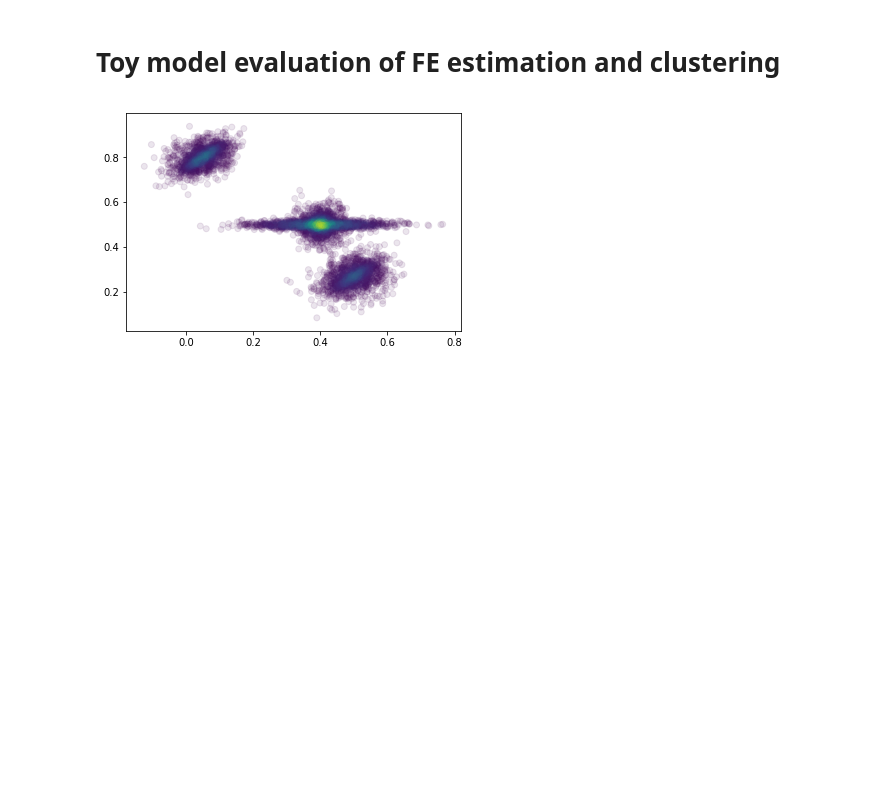
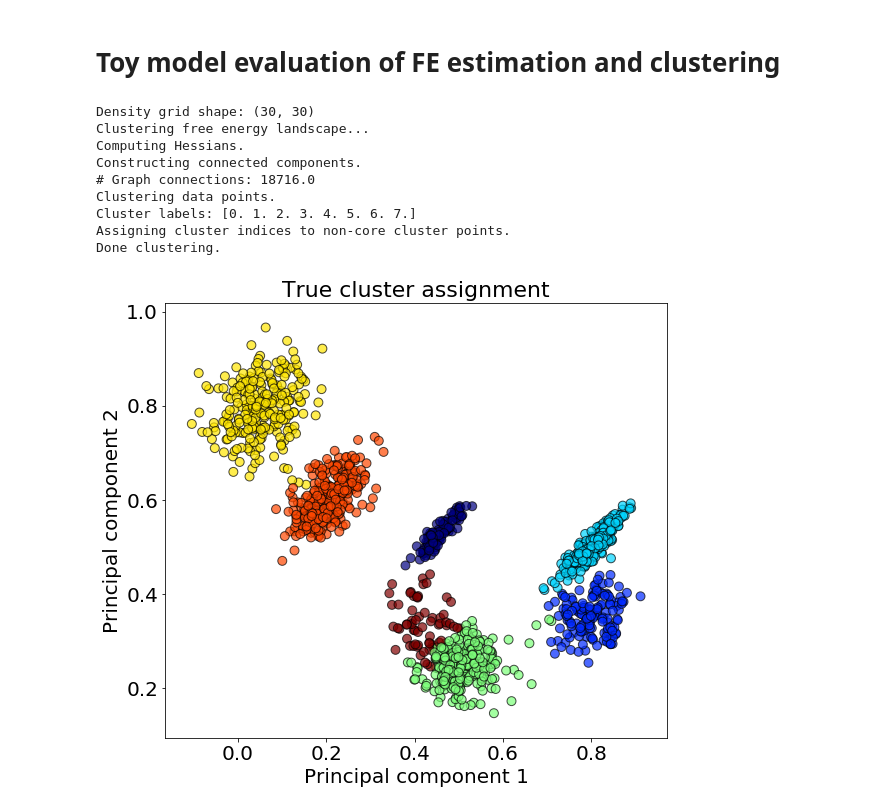
Before and after one commit to anniewesterlund/InfleCS-free-energy-clustering-tutorial, a Jupyter notebook: toy_model_evaluation.ipynb, the cells around one changed output. Saved outputs shown, nothing was run; the diff lists cells and outputs as text; code cells hidden in the pictures; blank space fills up the shorter version.

```diff
--- a/toy_model_evaluation.ipynb
+++ b/toy_model_evaluation.ipynb
@@ -23,15 +26,51 @@ nx = 25
-# %%
-# Sample from model
-data = tm.sample(6000)
-
-# Compute true density at points
-data_density = tm.density(data)
-
-plt.figure(1)
-plt.scatter(data[:,0],data[:,1],c=data_density,alpha=0.1)
-plt.show()
-# %% [output]
-[figure, removed]
+# %%
+# Sample from model
+data = tm.sample(1500)
+
+# Compute true density at points
+data_density = tm.density(data)
+
+# Get cluster labels
+if hasattr(tm,"assign_cluster_labels"):
+    labels = tm.assign_cluster_labels(data)
+else:
+    true_fe = GMM_FE.FreeEnergy(data,x_lims=x_lims,n_grids=nx,verbose=False,stack_landscapes=stack_landscapes)
+    true_fe.density_est_ = tm
+    coords, density = true_fe.density_landscape()
+
+    # Compute true free energy
+    FE_landscape = true_fe._free_energy(density)
+    min_FE = np.min(FE_landscape)
+    FE_landscape = FE_landscape-min_FE
+
+    FE_points = true_fe._free_energy(data_density)-min_FE
+
+    # Set true free energies
+    true_fe.coords_ = coords
+    true_fe.FE_landscape_ = FE_landscape
+    true_fe.FE_points_ = FE_points
+    #labels, cluster_centers = true_fe.cluster(coords,FE_points,data,assign_transition_points=True)
+    labels, cluster_centers = true_fe.cluster(data,FE_points,assign_transition_points=True)
+
+plt.figure(1,figsize=(9,8))
+plt.scatter(data[:,0],data[:,1],c=labels,alpha=0.7,cmap='jet',edgecolor='k',s=80)
+#plt.scatter(data[:,0],data[:,1],c=tm.labels_,alpha=0.7,cmap='jet',edgecolor='k',s=80)
+plt.xlabel('Principal component 1',fontsize=20)
+plt.ylabel('Principal component 2',fontsize=20)
+plt.title('True cluster assignment',fontsize=22)
+plt.savefig(toy_model+'_true_clustering.svg')
+plt.show()
+# %% [output]
+Density grid shape: (30, 30)
+Clustering free energy landscape...
+Computing Hessians.
+Constructing connected components.
+# Graph connections: 18716.0
+Clustering data points.
+Cluster labels: [0. 1. 2. 3. 4. 5. 6. 7.]
+Assigning cluster indices to non-core cluster points.
+Done clustering.
+[figure, added]
 # %%
 # Create a free energy object with known toy model
 true_fe = GMM_FE.FreeEnergy(data,x_lims=x_lims,n_grids=nx,verbose=False,stack_landscapes=stack_landscapes)
```
Also changed, not shown: parts of 13 cells of this notebook, 11 other files.
